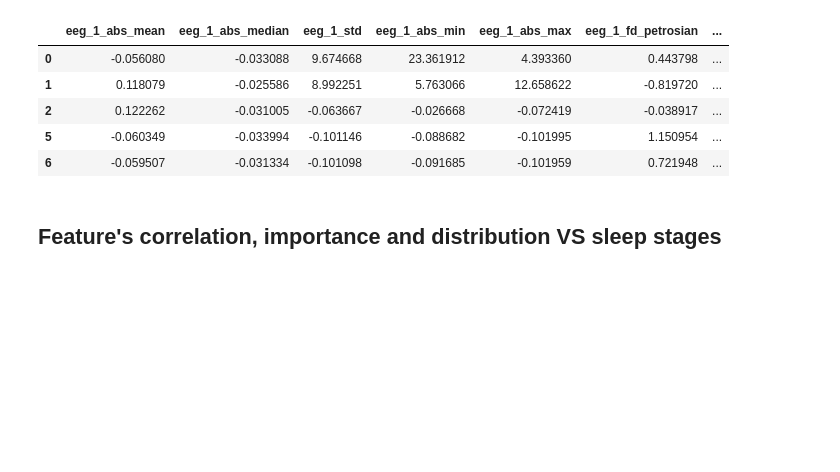
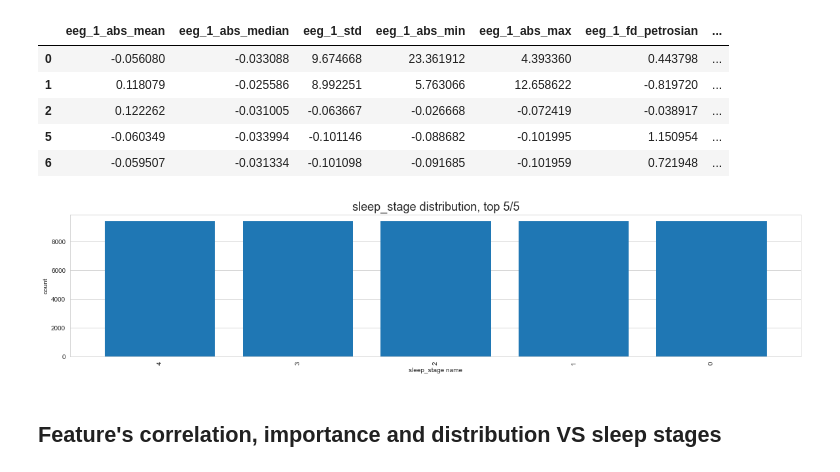
Before and after one commit to BaptisteGrs/dreem_headband_challenge, a Jupyter notebook: Training.ipynb, the cells around one changed output. Saved outputs shown, nothing was run; the diff lists cells and outputs as text; code cells hidden in the pictures; blank space fills up the shorter version.

```diff
--- a/Training.ipynb
+++ b/Training.ipynb
@@ -33,3 +43,5 @@ x_train.head()
+# %%
+sm = SMOTE(random_state=123)
 # %% [markdown]
 ## Feature space exploration
 # %% [markdown]
@@ -70,6 +82,12 @@ x_train_clean.head()
 | 2 | 0.122262 | -0.031005 | -0.063667 | -0.026668 | -0.072419 | -0.038917 | ... |
 | 5 | -0.060349 | -0.033994 | -0.101146 | -0.088682 | -0.101995 | 1.150954 | ... |
 | 6 | -0.059507 | -0.031334 | -0.101098 | -0.091685 | -0.101959 | 0.721948 | ... |
+# %%
+x_train_res, y_res = sm.fit_resample(x_train_clean, train_labels_clean)
+# %%
+plot_categorical_distribution(pd.DataFrame({'sleep_stage':y_res}), col='sleep_stage', n_x=5)
+# %% [output]
+[figure, added]
 # %% [markdown]
 ## Feature's correlation, importance and distribution VS sleep stages
 # %%
```
Also changed, not shown: parts of 21 cells of this notebook, 3 other files.
